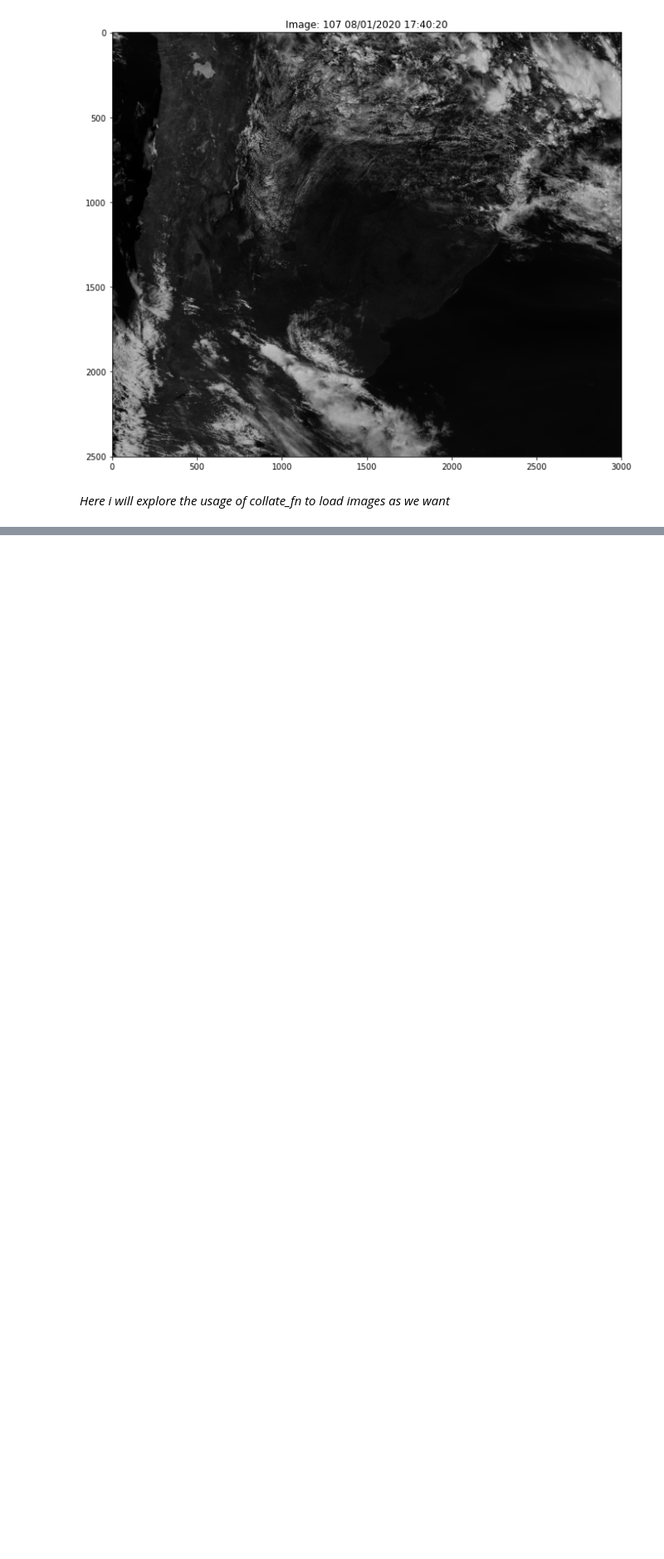
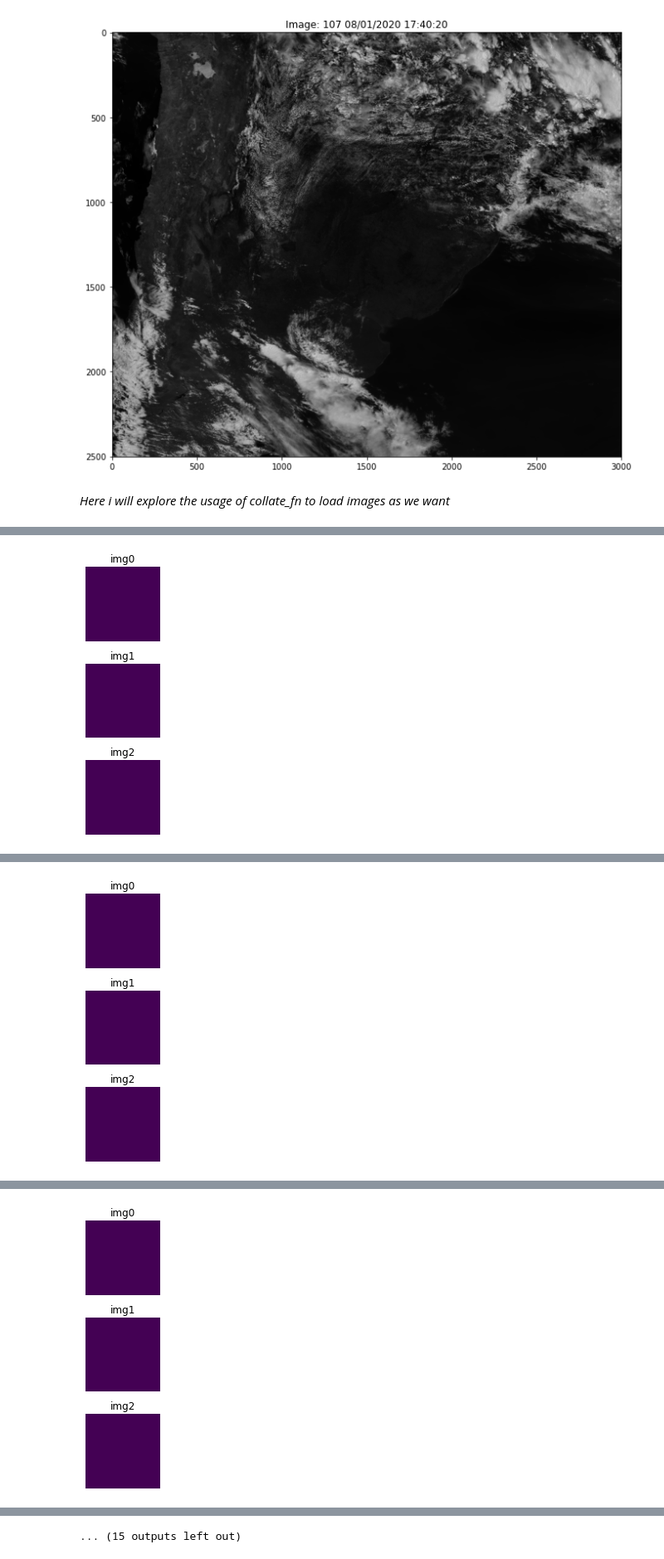
Before and after one commit to francomozo/deepCloud, a Jupyter notebook: nb-load-images.ipynb, the cells around one changed output, grey strips where cells are left out. Shown at 83% size. Saved outputs shown, nothing was run; the diff lists cells and outputs as text; code cells hidden in the pictures; blank space fills up the shorter version.

```diff
--- a/nb-load-images.ipynb
+++ b/nb-load-images.ipynb
@@ -22,7 +22,7 @@ plt.rcParams['figure.figsize'] = [12, 8]
 # %%
 images, time_stamps = [], []
 
-images, time_stamps, last_img_filename = data.load_by_batches('data/images/dia_277', images, time_stamps, 10, "")
+images, time_stamps, last_img_filename = data.load_by_batches('data/images/dia_1', images, time_stamps, 10, "")
 print(time_stamps)
 print(last_img_filename)
 # %% [output]
@@ -31,5 +31,5 @@ ART_2020277_014019.npy
 # %%
-images, time_stamps, last_img_filename = data.load_by_batches('data/images/dia_277', images, time_stamps, 10, last_img_filename)
+images, time_stamps, last_img_filename = data.load_by_batches('data/images/dia_1', images, time_stamps, 10, last_img_filename)
 print(time_stamps)
 print(last_img_filename)
 # %% [output]
@@ -107,8 +107,10 @@ visualization.plot_day_images(dataset, sleep_secs=0, start=70)
 # %% [markdown]
 *Here i will explore the usage of collate_fn to load images as we want*
 # %%
-dataset_sw = data.SatelliteImagesDatasetSW(root_dir = 'data/images/dia_1', window=3)#,
-#                                 transform=CropImage(3))
+dataset_sw = data.SatelliteImagesDatasetSW(root_dir = 'data/images/dia_1',
+                                           window = 3,
+                                           transform = CropImage(3))
 
-dataset = data.SatelliteImagesDataset(root_dir = 'data/images/dia_1')
+dataset = data.SatelliteImagesDataset(root_dir = 'data/images/dia_1',
+                                           transform = CropImage(3))
 # %%
@@ -132,0 +122,8 @@ torch.Size([3, 2501, 3001])
+# %%
+dl_sw = DataLoader(dataset_sw, batch_size=1, collate_fn=data.collate_fn_sw)
+
+for idx, samples in enumerate(dl_sw):
+    if idx%10 == 0:
+        print(samples['time_stamps'])
+        visualization.show_image_list([samples['images'][i] for i in range(samples['images'].size(0))], 3)
+# %% [output]
@@ -132,0 +131 @@ torch.Size([3, 2501, 3001])
+[figure, added]
@@ -132,0 +133 @@ torch.Size([3, 2501, 3001])
+[figure, added]
@@ -132,0 +135 @@ torch.Size([3, 2501, 3001])
+[figure, added]
@@ -132,0 +142 @@ torch.Size([3, 2501, 3001])
+... (15 outputs left out)
```
Also changed, not shown: parts of 6 cells of this notebook, 4 other files.
